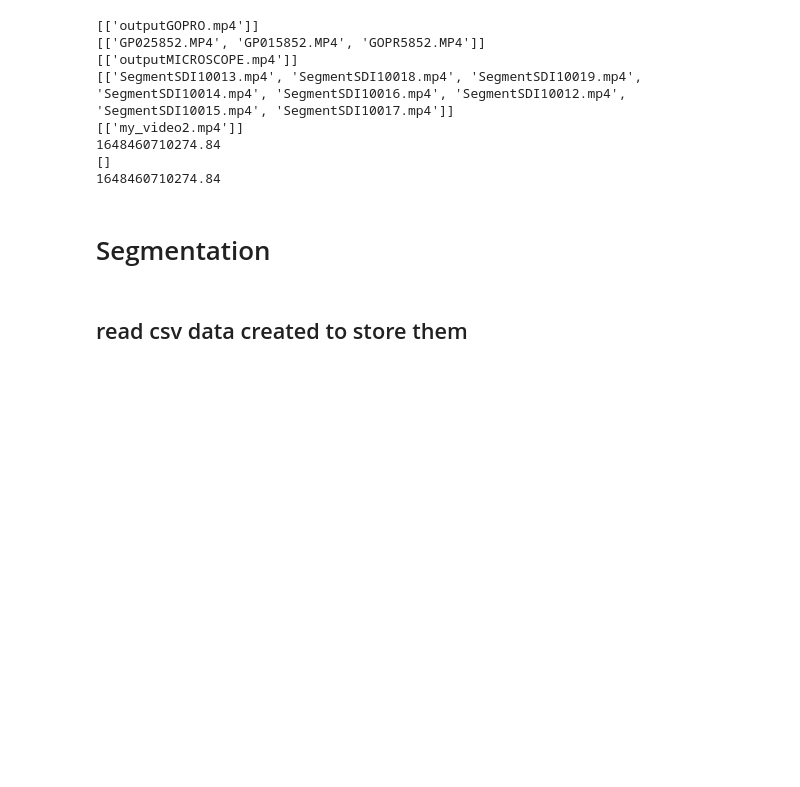
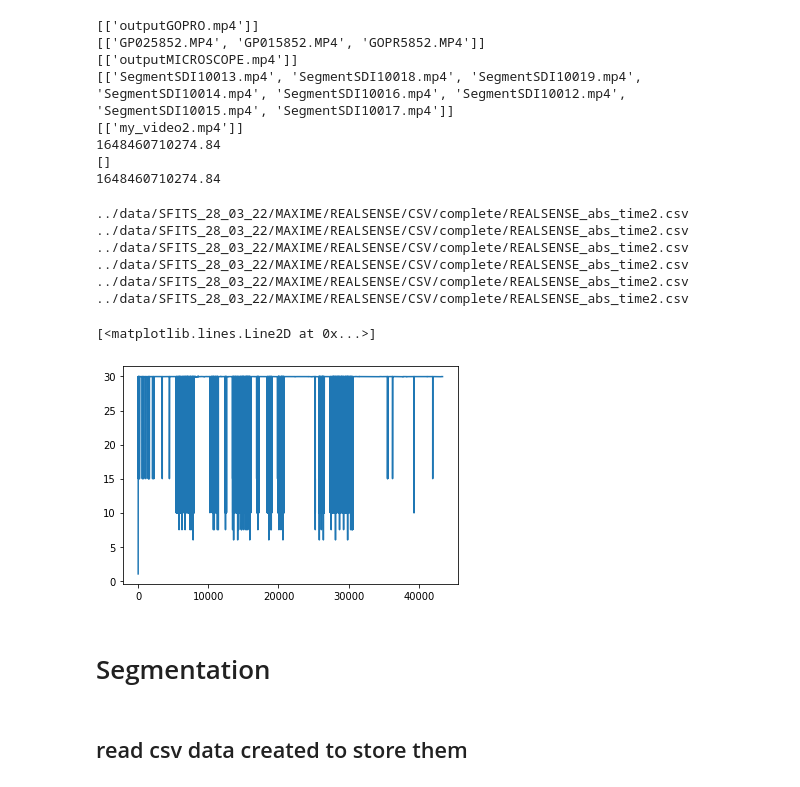
Before and after one commit to epfl-lasa/surgeon_recording, a Jupyter notebook: notebooks/video_synchronization_complete.ipynb, the cells around one changed output. Drawn from its saved outputs; the diff is of its cells as text; code cells hidden in the pictures; blank space fills up the shorter version.

Commit message:
try second method for relative time but not good

```diff
--- a/notebooks/video_synchronization_complete.ipynb
+++ b/notebooks/video_synchronization_complete.ipynb
@@ -306,21 +306,22 @@ for k in range(len(cameras)):
 
         if camera == 'REALSENSE':
 
-            rs_csv = join(data_folder,camera, 'CSV', 'complete', 'REALSENSE_abs_time.csv')
+            rs_csv = join(data_folder,camera, 'CSV', 'complete', 'REALSENSE_abs_time2.csv')
             f = open(rs_csv, 'w') # open the file in the write mode                        #open last one
 
             # create the csv writer
             writer = csv.writer(f)
-            header = ['index','frequency','relative_time','abs_time']
+            header = ['index','frequency','relative_time','abs_time', 'freq']
             # write a row to the csv file
             writer.writerow(header)
             rel_time = 0
             #abs_time = rs_abs_time                                        #put the ref_abs time we got from RS as the first absolute time to write
+            delta_t = 1
 
             for m in range((nb_frames[camera])):                            #pour toutes les frames
                 abs_time = abs_time_vector['REALSENSE'][m]
                         #if m >= frame[camera]:        # si on est dans les videos completes et que l-indice est plus grand que la frame avec le mvmt de ref
-                row = [m,fps[camera],rel_time,float(abs_time)]               # alors on inscrit le abs time, et a partir de la on l'incremente de la fps (en ms)
+                row = [m,fps[camera],rel_time,float(abs_time), 1/delta_t]               # alors on inscrit le abs time, et a partir de la on l'incremente de la fps (en ms)
                             #abs_time = abs_time + 1/fps[camera]*1000
                         #else:
                             #row = [m, fps[camera], rel_time]                      # sinon on est soit dans les segments (pas besoin absolute time), soit on est avant le mvmt de ref donc pas de abs time
@@ -329,8 +330,10 @@ for k in range(len(cameras)):
                 if m < nb_frames[camera]-1:
                     #print(m)
                     rel_time = rel_time + (float(abs_time_vector['REALSENSE'][m+1])-float(abs_time_vector['REALSENSE'][m]))/1000
+                    delta_t = (float(abs_time_vector['REALSENSE'][m+1])-float(abs_time_vector['REALSENSE'][m]))/1000
                 else:
                     rel_time = rel_time + 1/fps[camera]
+                    delta_t = 1
 
             print(float(abs_time)-1/fps[camera]*1000)
             f.close()
@@ -375,6 +378,41 @@ for k in range(len(cameras)):
 1648460710274.84
 []
 1648460710274.84
+# %%
+
+#reprend les donnes de csv , on peut en profiter pour les cut
+index = {}
+relative_time = {}
+absolute_time = {}
+freq = {}
+
+for k in range(len(cameras)):
+    camera = cameras[k]
+    file = (join(data_folder, 'REALSENSE' , 'CSV', 'complete','REALSENSE_abs_time2.csv'))
+    print(file)
+
+    directory = join(data_folder, 'REALSENSE' , 'CSV', 'complete','REALSENSE_abs_time2.csv')
+    print(directory)
+    synchro.play(directory, 'test')
+    index = synchro.data['test']['index']
+    relative_time = synchro.data['test']['relative_time']
+    absolute_time = synchro.data['test']['abs_time']
+    freq = synchro.data['test']['freq']
+    #print(absolute_time[camera])
+#print(relative_time)
+# %% [output]
+../data/SFITS_28_03_22/MAXIME/REALSENSE/CSV/complete/REALSENSE_abs_time2.csv
+../data/SFITS_28_03_22/MAXIME/REALSENSE/CSV/complete/REALSENSE_abs_time2.csv
+../data/SFITS_28_03_22/MAXIME/REALSENSE/CSV/complete/REALSENSE_abs_time2.csv
+../data/SFITS_28_03_22/MAXIME/REALSENSE/CSV/complete/REALSENSE_abs_time2.csv
+../data/SFITS_28_03_22/MAXIME/REALSENSE/CSV/complete/REALSENSE_abs_time2.csv
+../data/SFITS_28_03_22/MAXIME/REALSENSE/CSV/complete/REALSENSE_abs_time2.csv
+# %%
+import matplotlib.pyplot as plt
+plt.plot(freq)
+# %% [output]
+[<matplotlib.lines.Line2D at 0x...>]
+[figure, added]
 # %% [markdown]
 # Segmentation
 # %% [markdown]
```
Also changed, not shown: parts of 7 cells of this notebook.
